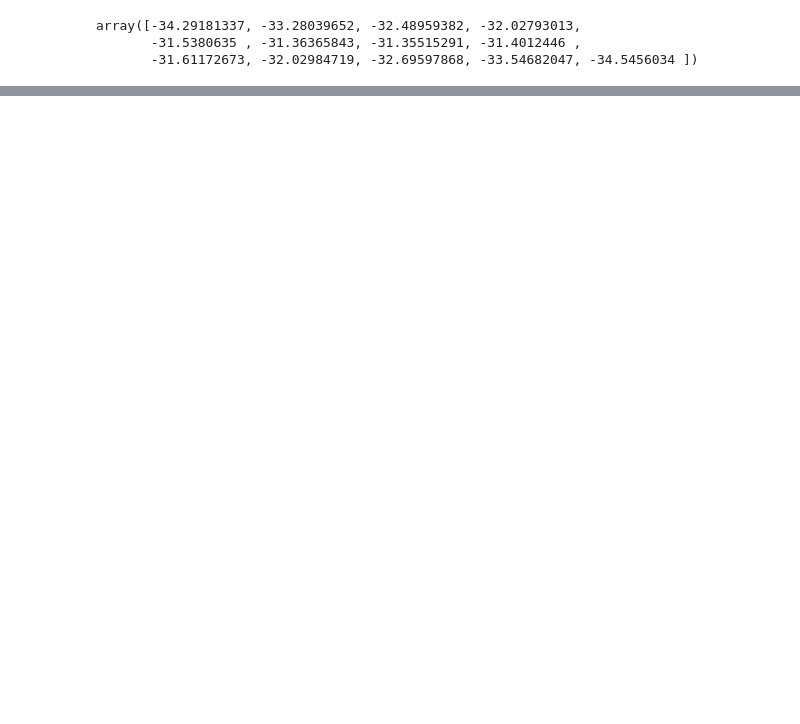
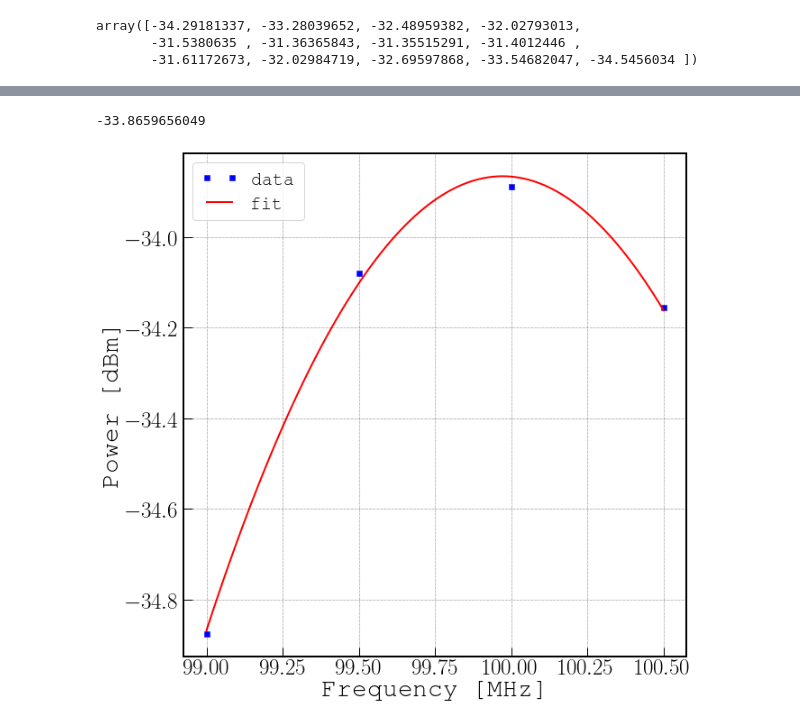
Before and after one commit to WanduiAlbert/HighFrequencyLab, a Jupyter notebook: Lab 4 files/Analysis.ipynb, the cells around one changed output, grey strips where cells are left out. Drawn from its saved outputs; the diff is of its cells as text; code cells hidden in the pictures; blank space fills up the shorter version.

```diff
--- a/Lab 4 files/Analysis.ipynb
+++ b/Lab 4 files/Analysis.ipynb
@@ -89,0 +118,24 @@ array([3])
+# %%
+# Do a curve fit to the few points within the mask as a quadratic approximation
+# Model is X = [a, b, c] such that P_10[mask] = a * f_10[mask]^2 + b * f_10[mask] + c
+A = np.vstack([f_15[mask]**2, f_15[mask], np.ones_like(f_15[mask])]).T
+X = np.linalg.solve(np.dot(A.T, A), np.dot(A.T, P_15[mask]))
+
+quadratic = lambda f: X[0] * f**2 + X[1] * f + X[2]
+f = np.linspace(np.min(f_15[mask]), np.max(f_15[mask]), 100)
+P = quadratic(f)
+print (np.max(P))
+# %% [output]
+-33.8659656049
+# %%
+fig, ax = plt.subplots(figsize=(10, 10))
+ax.plot(f_15[mask], P_15[mask], 'bs', label='data')
+ax.plot(f, P, 'r', label='fit')
+ax.set_xlabel(r'Frequency [MHz]')
+ax.set_ylabel(r'Power [dBm]')
+ax.axis('tight')
+ax.legend(loc='best')
+ax.grid(which='both');
+plt.savefig(save_dir + 'DC_to_200MHz_optimal_zoomed.pdf')
+# %% [output]
+[figure, added]
```
Also changed, not shown: parts of 13 cells of this notebook, 8 other files.
